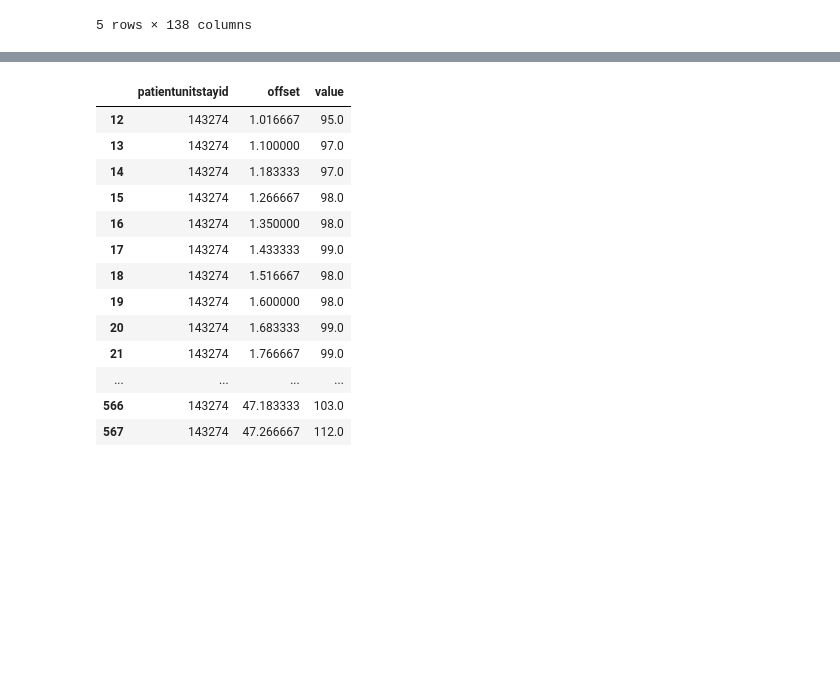
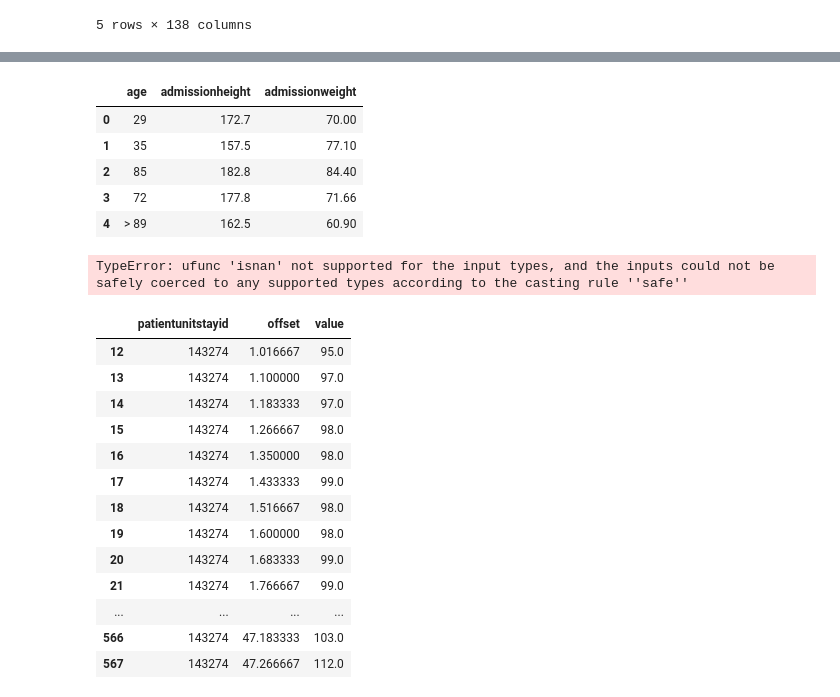
Before and after one commit to adit98/tbi, a Jupyter notebook: GCS_Modeling.ipynb, the cells around one changed output, grey strips where cells are left out. Saved outputs shown, nothing was run; the diff lists cells and outputs as text; code cells hidden in the pictures; blank space fills up the shorter version.

```diff
--- a/GCS_Modeling.ipynb
+++ b/GCS_Modeling.ipynb
@@ -143,0 +161,10 @@ labtypedata_cts.head()
+# %%
+for col in demographic_all.columns:
+    print(col)
+
+# Keeping the following columns (numerical for now):
+# to_keep=['gender', 'age', 'ethnicity', 'admissionheight', 'admissionweight']
+to_keep=['age', 'admissionheight', 'admissionweight']
+demographic = demographic_all[to_keep]
+demographic.head()
+print(demographic.dtypes)
@@ -144,3 +189,17 @@ labtypedata_cts.head()
+# %%
+demographic = demographic.replace('>89', 90)
+demographic.head()
+# %% [output]
+|  | age | admissionheight | admissionweight |
+| 0 | 29 | 172.7 | 70.00 |
+| 1 | 35 | 157.5 | 77.10 |
+| 2 | 85 | 182.8 | 84.40 |
+| 3 | 72 | 177.8 | 71.66 |
+| 4 | > 89 | 162.5 | 60.90 |
+# %%
+print(np.isnan(demographic).any())
+# %% [output]
+TypeError: ufunc 'isnan' not supported for the input types, and the inputs could not be safely coerced to any supported types according to the casting rule ''safe''
 # %%
 # NOTE: Need to do this SEPARATELY for train/val/test
 # deal with nan
```
Also changed, not shown: parts of 4 cells of this notebook.
